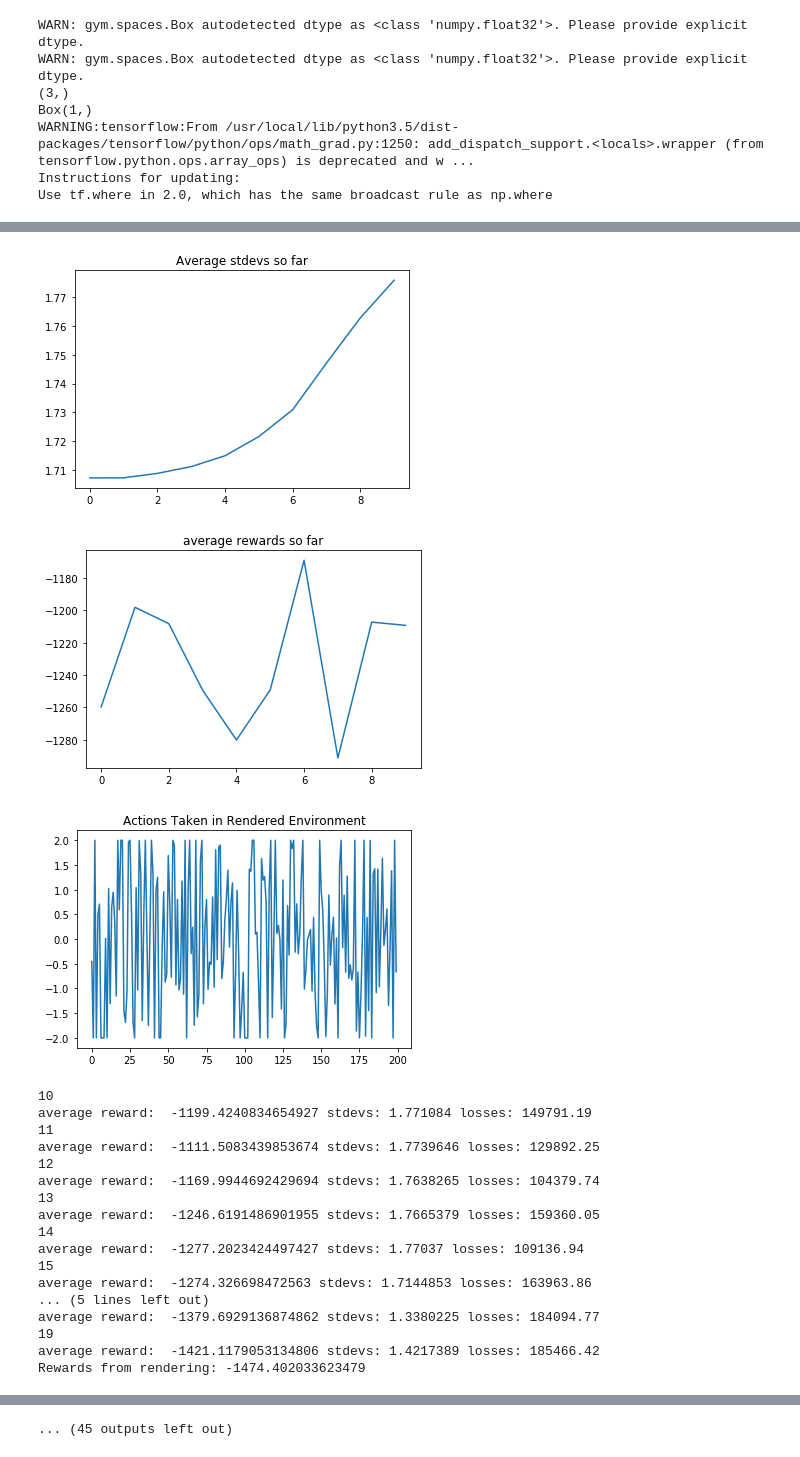
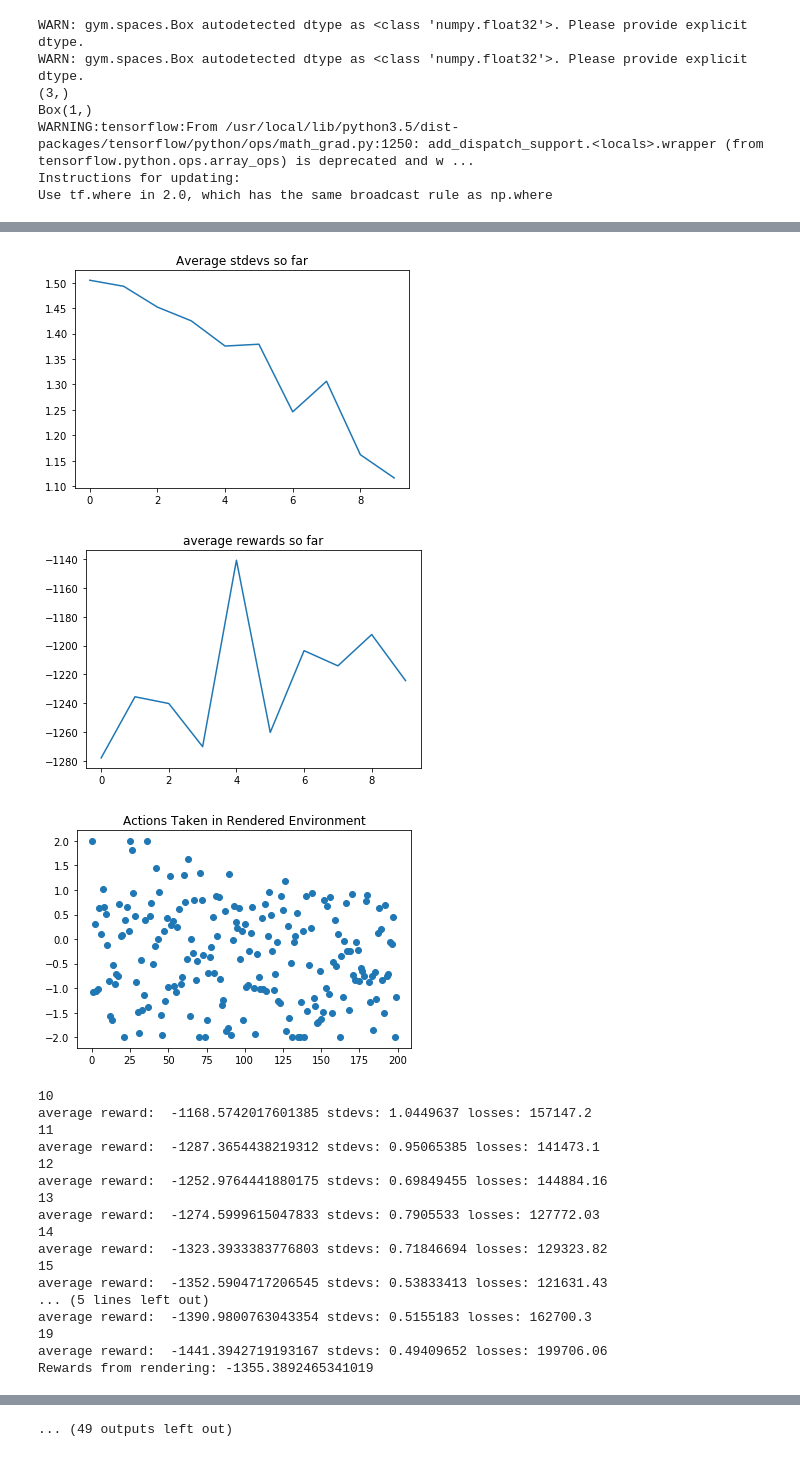
Before and after one commit to therealjtgill/deeprlexperiments, a Jupyter notebook: a2ctestcontinuous.ipynb, the cells around one changed output, grey strips where cells are left out. Cells and saved outputs as stored; diff of their text form; code cells hidden in the pictures.

Commit message:
Split value approximator into a separate network to avoid polluting policy network with large gradient updates.

```diff
--- a/a2ctestcontinuous.ipynb
+++ b/a2ctestcontinuous.ipynb
@@ -27,33 +27,38 @@ class FfAgentContinuous(object):
         self.adv_normalized = (advantage - mean_adv)/stddev_adv
 
         # Shared-parameter policy and value network
-        W1 = tf.get_variable("w1", [self.input_size, 128], initializer=tf.initializers.random_normal(stddev=0.01))
-        b1 = tf.get_variable("b1", [128], initializer=tf.initializers.random_normal(stddev=0.01))
+        W1p = tf.get_variable("w1p", [self.input_size, 128], initializer=tf.initializers.random_normal(stddev=0.01))
+        b1p = tf.get_variable("b1p", [128], initializer=tf.initializers.random_normal(stddev=0.01))
         W2p_means = tf.get_variable("w2pmeans", [128, self.output_size], initializer=tf.initializers.random_normal(stddev=0.01)) # policy
         W2p_stdevs = tf.get_variable("w2pstdevs", [128, self.output_size], initializer=tf.initializers.random_normal(stddev=0.01)) # policy
         b2p_means = tf.get_variable("b2pmeans", [self.output_size], initializer=tf.initializers.random_normal(stddev=0.01))
         b2p_stdevs = tf.get_variable("b2pstdevs", [self.output_size], initializer=tf.initializers.random_normal(stddev=0.01))
+
+        l1p = tf.nn.relu(tf.matmul(self.observations_ph, W1p) + b1p)
+        # this will need to be changed to accommodate the range and character of action values
+        l2p_means = tf.matmul(l1p, W2p_means) + b2p_means
+        # Trying to start with a large standard deviation to encourage exploration early on.
+        l2p_stdevs = tf.matmul(l1p, W2p_stdevs) + b2p_stdevs + 1.25
+        l2_policy_means = 2*tf.nn.tanh(l2p_means)
+        l2_policy_stdevs = tf.math.maximum(tf.math.minimum(tf.nn.softplus(l2p_stdevs), 10), 0.01)
+
+        W1v = tf.get_variable("w1v", [self.input_size, 128], initializer=tf.initializers.random_normal(stddev=0.01))
+        b1v = tf.get_variable("b1v", [128], initializer=tf.initializers.random_normal(stddev=0.01))
         W2v = tf.get_variable("w2v", [128, 1], initializer=tf.initializers.random_normal(stddev=0.01)) # value
         b2v = tf.get_variable("b2v", [1], initializer=tf.initializers.random_normal(stddev=0.01))
 
-        l1 = tf.nn.relu(tf.matmul(self.observations_ph, W1) + b1)
-        # this will need to be changed to accommodate the range and character of action values
-        l2_means = tf.matmul(l1, W2p_means) + b2p_means
-        # Trying to start with a large standard deviation to encourage exploration early on.
-        l2_stdevs = tf.matmul(l1, W2p_stdevs) + b2p_stdevs + 2.5
-        l2_policy_means = 2*tf.nn.tanh(l2_means)
-        l2_policy_stdevs = tf.math.minimum(tf.nn.softplus(l2_stdevs), 10)
-        l2v = tf.matmul(l1, W2v) + b2v
+        l1v = tf.nn.relu(tf.matmul(self.observations_ph, W1v) + b1v)
+        l2v = tf.matmul(l1v, W2v) + b2v
 
         self.reinforce_loss = tf.reduce_mean(
             (self.esdr_ph)*tf.square((self.actions_ph - l2_policy_means)/(l2_policy_stdevs + 1e-8))
-            - 1e-4*tf.log(l2_policy_stdevs)
+            - 0.01*tf.log(l2_policy_stdevs)
         )
         self.reinforce_optimizer = tf.train.AdamOptimizer(learning_rate=0.001).minimize(self.reinforce_loss)
 
         self.actor_critic_loss = tf.reduce_mean(
-            (self.adv_normalized)*tf.square((self.actions_ph - l2_policy_means)/(l2_policy_stdevs + 1e-8))
-        ) + tf.reduce_mean(tf.square(l2v - self.esdr_ph) - 1e-4*tf.log(l2_policy_stdevs))
+            (advantage)*tf.square((self.actions_ph - l2_policy_means)/(l2_policy_stdevs + 1e-8))
+        ) + tf.reduce_mean(tf.square(l2v - self.esdr_ph) - 0.01*tf.log(l2_policy_stdevs))
         optimizer = tf.train.AdamOptimizer(learning_rate=0.001)
         grads_and_vars = optimizer.compute_gradients(self.actor_critic_loss)
         capped_grads = [(grad if grad is None else tf.clip_by_norm(grad, 2.0), var) for grad, var in grads_and_vars]
@@ -257,7 +262,7 @@ for i in range(10000):
 
         plottable_actions = renderAgent(pendulum, agent)
         plt.figure()
-        plt.plot(plottable_actions)
+        plt.scatter(range(len(plottable_actions)), plottable_actions)
         plt.title("Actions Taken in Rendered Environment")
         plt.show()
         plt.close()
@@ -310,20 +315,20 @@ Rewards from rendering: -1620.1662111842754
-[figure, old version]
+[figure, new version]
-[figure, old version]
+[figure, new version]
-[figure, old version]
+[figure, new version]
 10
-average reward:  -1199.4240834654927 stdevs: 1.771084 losses: 149791.19
+average reward:  -1168.5742017601385 stdevs: 1.0449637 losses: 157147.2
 11
-average reward:  -1111.5083439853674 stdevs: 1.7739646 losses: 129892.25
+average reward:  -1287.3654438219312 stdevs: 0.95065385 losses: 141473.1
 12
-average reward:  -1169.9944692429694 stdevs: 1.7638265 losses: 104379.74
+average reward:  -1252.9764441880175 stdevs: 0.69849455 losses: 144884.16
 13
-average reward:  -1246.6191486901955 stdevs: 1.7665379 losses: 159360.05
+average reward:  -1274.5999615047833 stdevs: 0.7905533 losses: 127772.03
 14
-average reward:  -1277.2023424497427 stdevs: 1.77037 losses: 109136.94
+average reward:  -1323.3933383776803 stdevs: 0.71846694 losses: 129323.82
 15
-average reward:  -1274.326698472563 stdevs: 1.7144853 losses: 163963.86
+average reward:  -1352.5904717206545 stdevs: 0.53833413 losses: 121631.43
 ... (5 lines left out)
-average reward:  -1379.6929136874862 stdevs: 1.3380225 losses: 184094.77
+average reward:  -1390.9800763043354 stdevs: 0.5155183 losses: 162700.3
 19
-average reward:  -1421.1179053134806 stdevs: 1.4217389 losses: 185466.42
-Rewards from rendering: -1474.402033623479
+average reward:  -1441.3942719193167 stdevs: 0.49409652 losses: 199706.06
+Rewards from rendering: -1355.3892465341019
@@ -353,4 +358,4 @@ Rewards from rendering: -1338.2004442459297
-... (45 outputs left out)
+... (49 outputs left out)
 # %%
 help(pendulum.close)
 # %%
```
Also changed, not shown: parts of 1 cell of this notebook.
